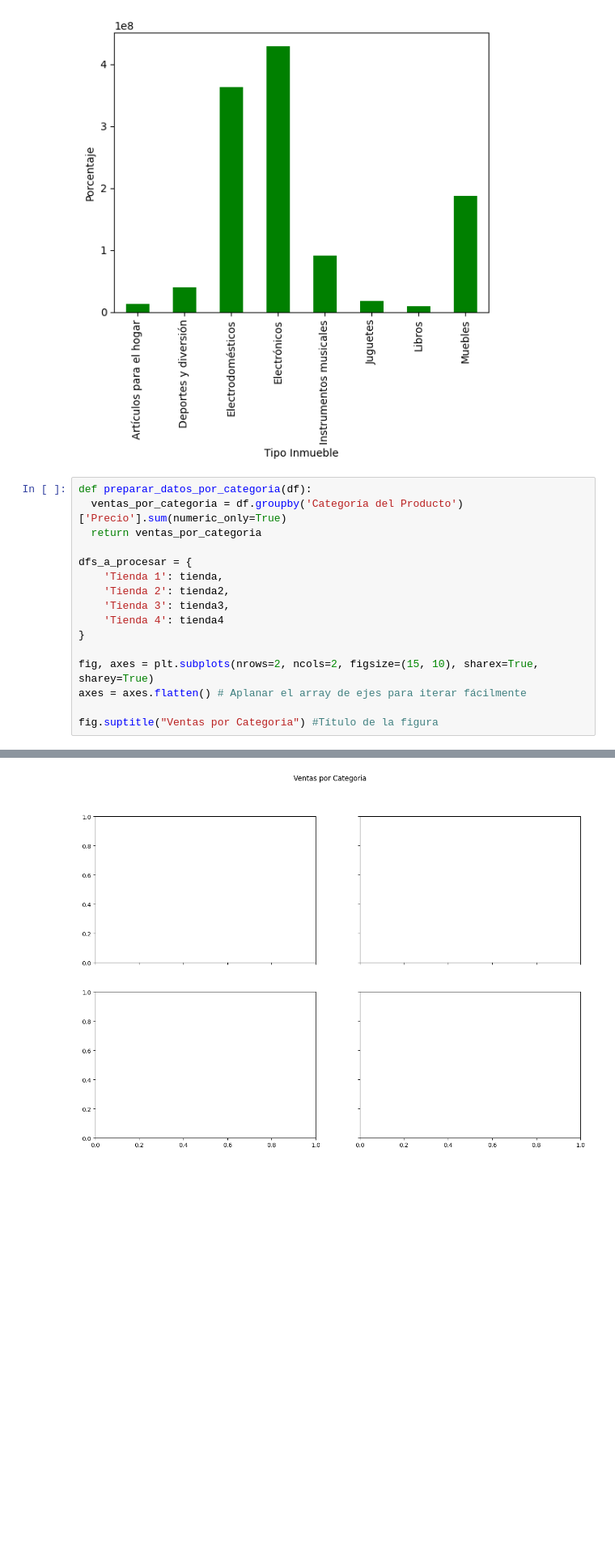
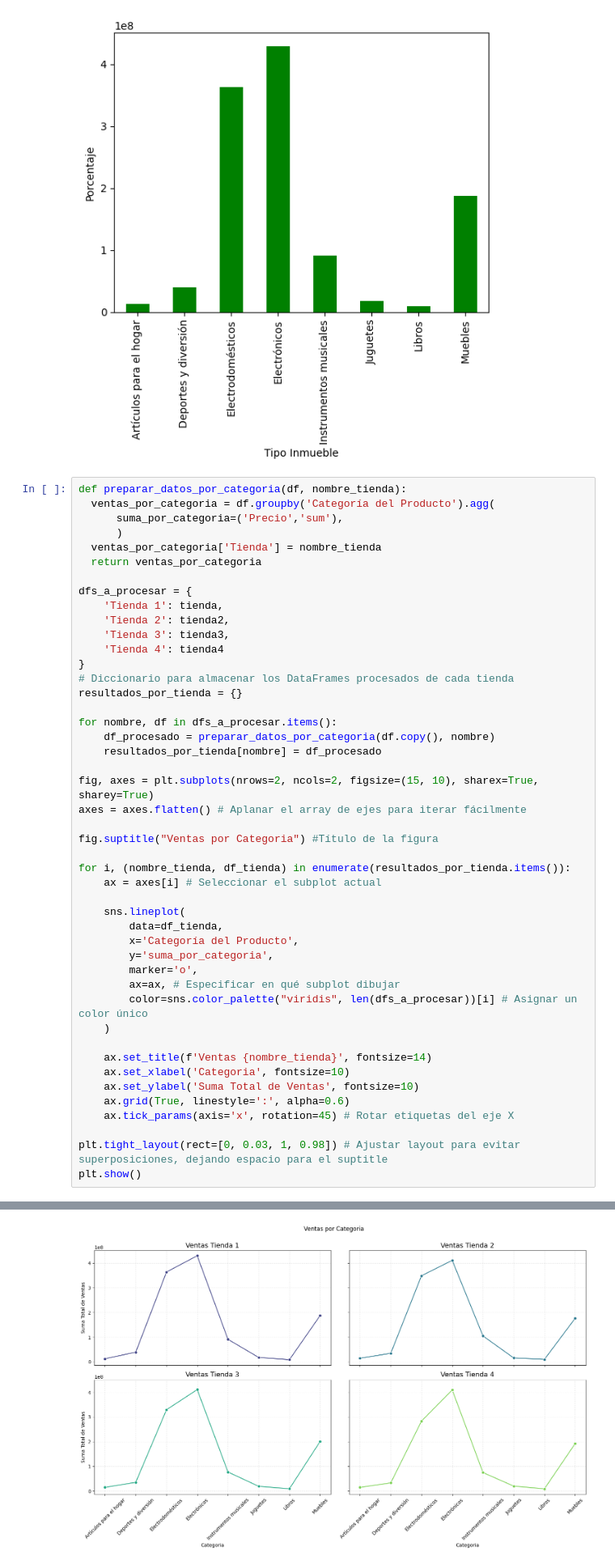
Before and after one commit to chinomedel/challenge1-data-science-latam, a Jupyter notebook: AluraStoreLatam.ipynb, the cells around one changed output, grey strips where cells are left out. Shown at 81% size. Saved outputs shown, nothing was run; the diff lists cells and outputs as text; blank space fills up the shorter version.

```diff
--- a/AluraStoreLatam.ipynb
+++ b/AluraStoreLatam.ipynb
@@ -349,8 +349,11 @@ ventas_por_categoria.plot(kind="bar", color='green', xlabel="Tipo Inmueble", yla
 <Axes: xlabel='Tipo Inmueble', ylabel='Porcentaje'>
 [figure]
 # %%
-def preparar_datos_por_categoria(df):
-  ventas_por_categoria = df.groupby('Categoría del Producto')['Precio'].sum(numeric_only=True)
+def preparar_datos_por_categoria(df, nombre_tienda):
+  ventas_por_categoria = df.groupby('Categoría del Producto').agg(
+      suma_por_categoria=('Precio','sum'),
+      )
+  ventas_por_categoria['Tienda'] = nombre_tienda
   return ventas_por_categoria
 
 dfs_a_procesar = {
@@ -359,9 +362,36 @@ dfs_a_procesar = {
     'Tienda 3': tienda3,
     'Tienda 4': tienda4
 }
+# Diccionario para almacenar los DataFrames procesados de cada tienda
+resultados_por_tienda = {}
+
+for nombre, df in dfs_a_procesar.items():
+    df_procesado = preparar_datos_por_categoria(df.copy(), nombre)
+    resultados_por_tienda[nombre] = df_procesado
 
 fig, axes = plt.subplots(nrows=2, ncols=2, figsize=(15, 10), sharex=True, sharey=True)
 axes = axes.flatten() # Aplanar el array de ejes para iterar fácilmente
 
 fig.suptitle("Ventas por Categoria") #Título de la figura
+
+for i, (nombre_tienda, df_tienda) in enumerate(resultados_por_tienda.items()):
+    ax = axes[i] # Seleccionar el subplot actual
+
+    sns.lineplot(
+        data=df_tienda,
+        x='Categoría del Producto',
+        y='suma_por_categoria',
+        marker='o',
+        ax=ax, # Especificar en qué subplot dibujar
+        color=sns.color_palette("viridis", len(dfs_a_procesar))[i] # Asignar un color único
+    )
+
+    ax.set_title(f'Ventas {nombre_tienda}', fontsize=14)
+    ax.set_xlabel('Categoria', fontsize=10)
+    ax.set_ylabel('Suma Total de Ventas', fontsize=10)
+    ax.grid(True, linestyle=':', alpha=0.6)
+    ax.tick_params(axis='x', rotation=45) # Rotar etiquetas del eje X
+
+plt.tight_layout(rect=[0, 0.03, 1, 0.98]) # Ajustar layout para evitar superposiciones, dejando espacio para el suptitle
+plt.show()
 # %% [output]
@@ -369,4 +415,4 @@ Text(0.5, 0.98, 'Ventas por Categoria')
-[figure, old version]
+[figure, new version]
 # %% [markdown]
 # 3. Calificación promedio de la tienda
 # %% [markdown]
```
Also changed, not shown: parts of 1 cell of this notebook.
